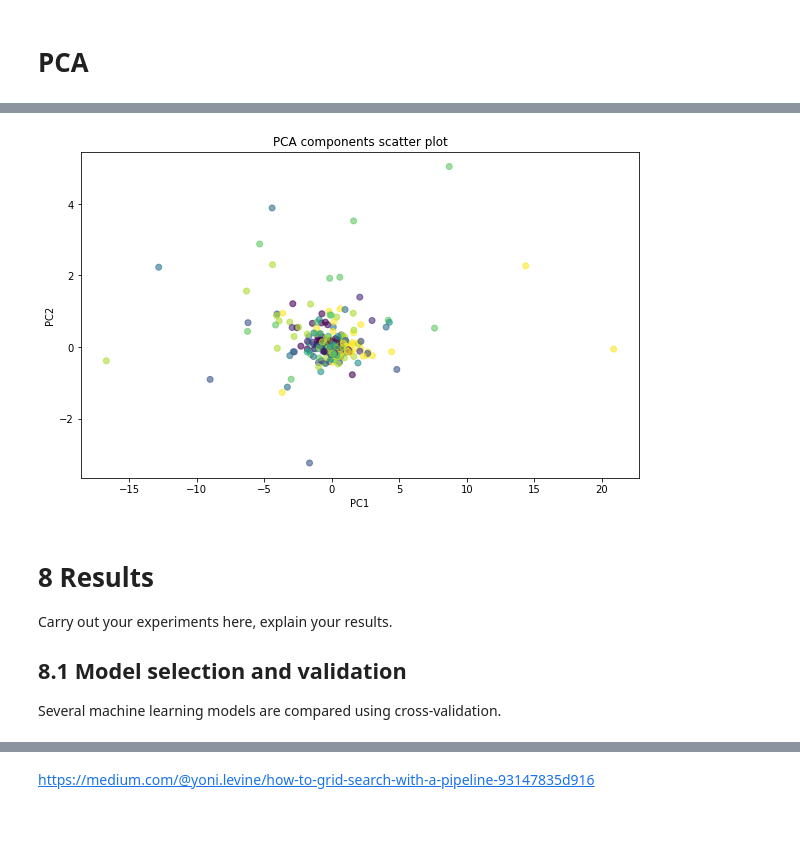
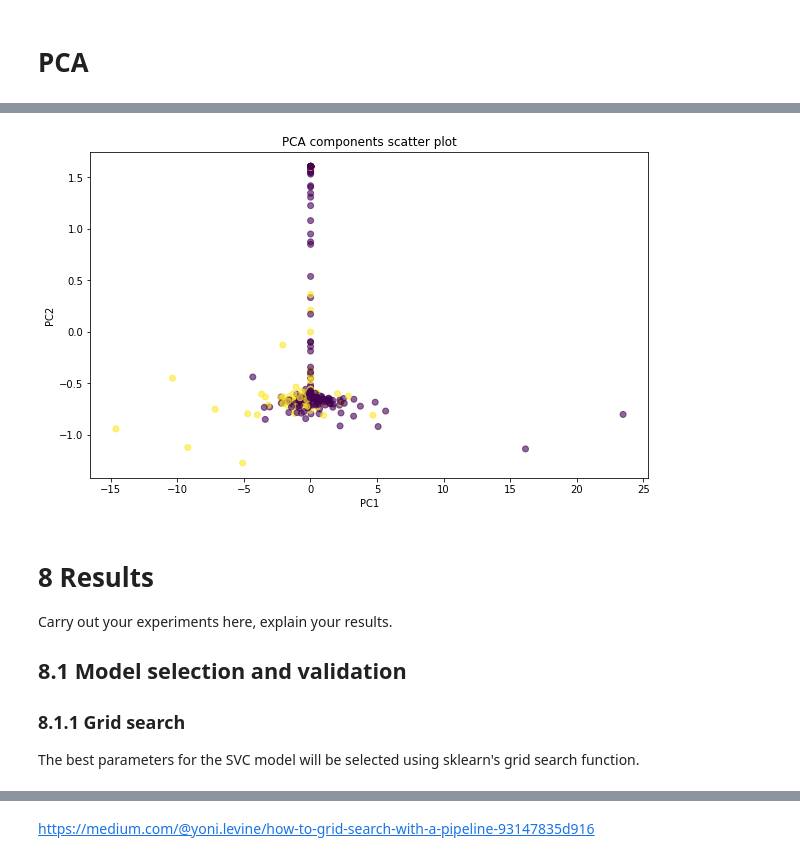
Before and after one commit to nanna273/MLEndLS_AB, a Jupyter notebook: ECS7020P_miniproject_advanced.ipynb, the cells around one changed output, grey strips where cells are left out. Drawn from its saved outputs; the diff is of its cells as text; code cells hidden in the pictures; blank space fills up the shorter version.

```diff
--- a/ECS7020P_miniproject_advanced.ipynb
+++ b/ECS7020P_miniproject_advanced.ipynb
@@ -543,8 +512,8 @@ Not all the features will correlate with the target variable. A PCA will be cond
 
 First, the feature data is re-introduced to the notebook.
 # %%
-scaled_path = '/content/drive/MyDrive/MSc AI and Data Science/Data/MLEndLS/scaled_features_a_221206.csv'
-unscaled_path = '/content/drive/MyDrive/MSc AI and Data Science/Data/MLEndLS/unscaled_features_a_221206.csv'
+scaled_path = '/content/drive/MyDrive/MSc AI and Data Science/Data/MLEndLS/scaled_features_a_221207.csv'
+unscaled_path = '/content/drive/MyDrive/MSc AI and Data Science/Data/MLEndLS/unscaled_features_a_221207.csv'
 df_scaled = pd.read_csv(scaled_path, index_col=0)
 df_unscaled = pd.read_csv(unscaled_path, index_col=0)
 # %%
@@ -627,10 +616,9 @@ With the fliers hidden, there appears to be some correlation between 34-38 and t
 # %% [markdown]
 # PCA
 # %%
-
 #MLEndLS_df_a.loc[MLEndLS_df_a.index.isin(fileID)]
 sc = StandardScaler()
-X_scaled = sc.fit_transform(X_train[:, 34:39])
+X_scaled = sc.fit_transform(X_train[:, [34, 35, 36, 37, 38, 42]])
 pca = PCA(n_components=2)
 pca = pca.fit(X_scaled)
 print(pca.explained_variance_ratio_)
@@ -642,13 +640,13 @@ df_pca = pd.DataFrame(data=pca, columns=['PC1', 'PC2'])
 # %%
 fig = plt.figure(figsize=(10,6))
 ax = fig.add_subplot()
-p = ax.scatter(df_pca.PC1, df_pca.PC2,c=area_spot_train, alpha=0.6)
+p = ax.scatter(df_pca.PC1, df_pca.PC2,c=y_train, alpha=0.6)
 ax.set_title('PCA components scatter plot')
 ax.set_xlabel('PC1')
 ax.set_ylabel('PC2')
 plt.show()
 # %% [output]
-[figure, old version]
+[figure, new version]
 # %% [markdown]
 # 8 Results
 
@@ -656,4 +654,6 @@ Carry out your experiments here, explain your results.
 
 ## 8.1 Model selection and validation
 
-Several machine learning models are compared using cross-validation.
+### 8.1.1 Grid search
+
+The best parameters for the SVC model will be selected using sklearn's grid search function.
```
Also changed, not shown: parts of 48 cells of this notebook.
